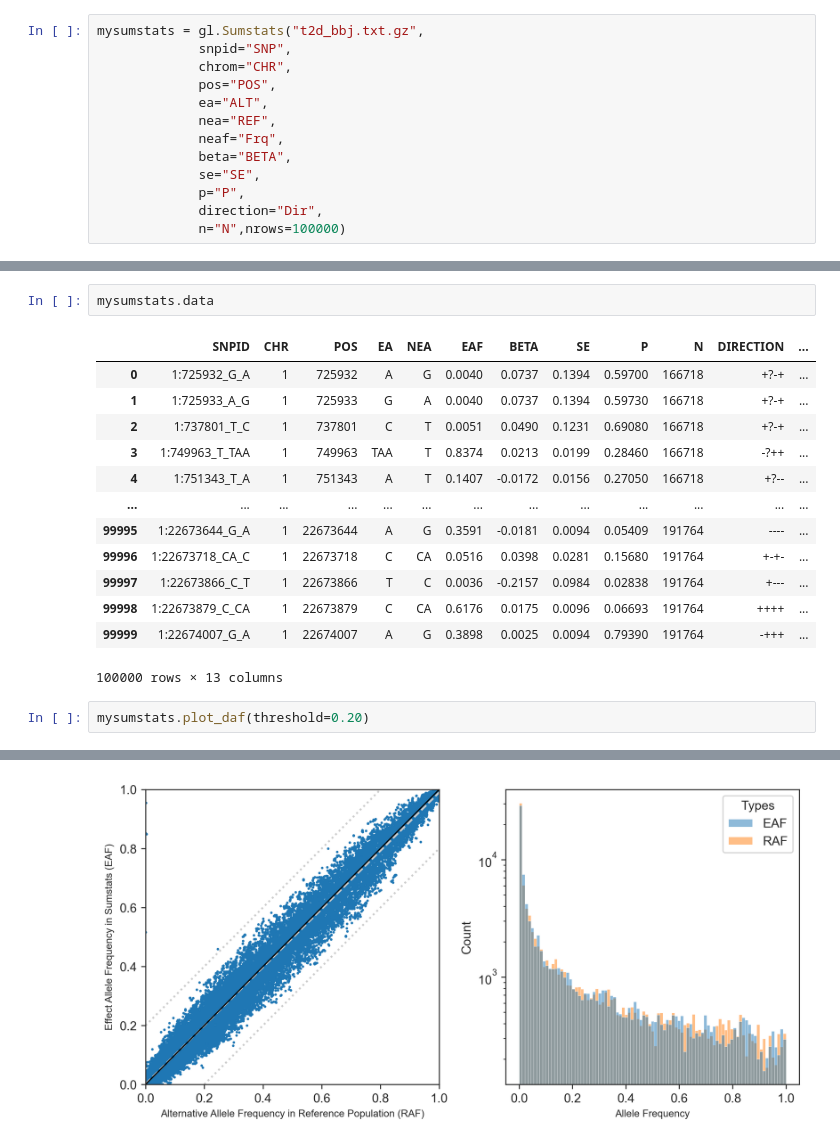
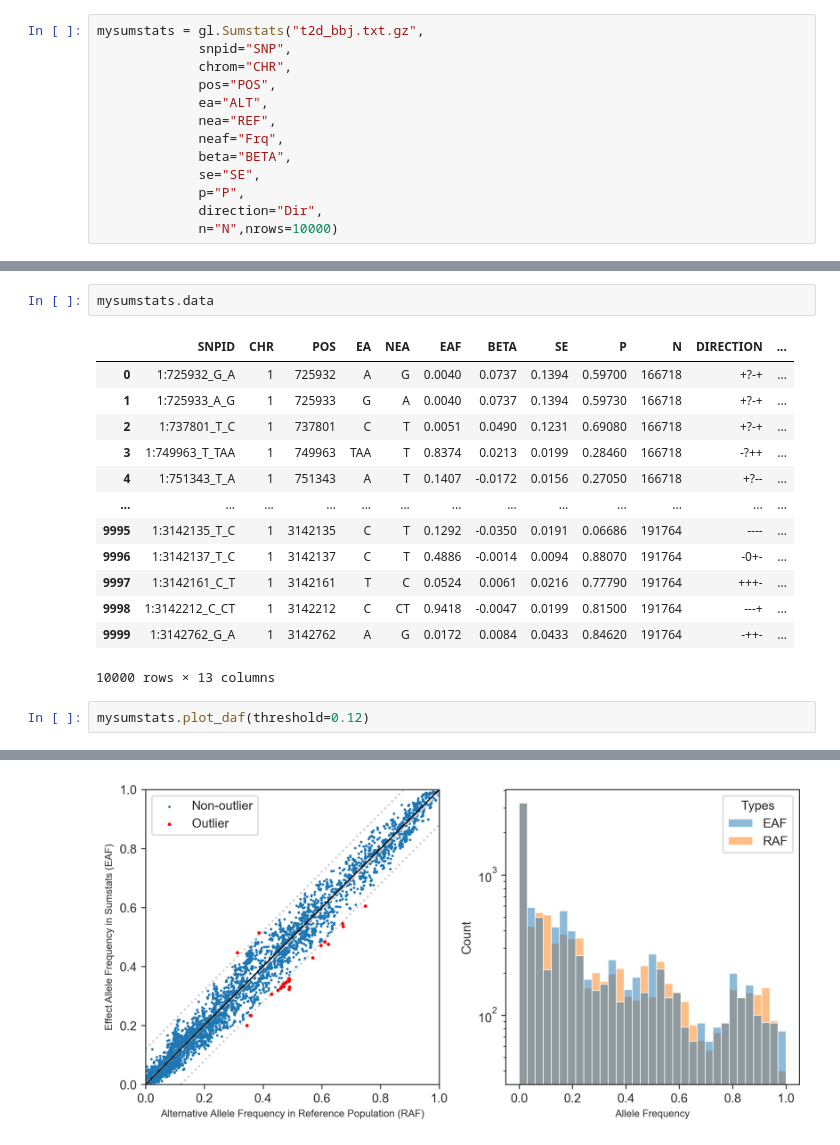
Before and after one commit to Cloufield/gwaslab, a Jupyter notebook: examples/visualization_allele_frequency.ipynb, the cells around one changed output, grey strips where cells are left out. Cells and saved outputs as stored; diff of their text form.

```diff
--- a/examples/visualization_allele_frequency.ipynb
+++ b/examples/visualization_allele_frequency.ipynb
@@ -14,5 +14,5 @@ mysumstats = gl.Sumstats("t2d_bbj.txt.gz",
              se="SE",
              p="P",
              direction="Dir",
-             n="N",nrows=100000)
+             n="N",nrows=10000)
 # %% [output]
@@ -64,12 +94,12 @@ mysumstats.data
 | 3 | 1:749963_T_TAA | 1 | 749963 | TAA | T | 0.8374 | 0.0213 | 0.0199 | 0.28460 | 166718 | -?++ | ... |
 | 4 | 1:751343_T_A | 1 | 751343 | A | T | 0.1407 | -0.0172 | 0.0156 | 0.27050 | 166718 | +?-- | ... |
 | ... | ... | ... | ... | ... | ... | ... | ... | ... | ... | ... | ... | ... |
-| 99995 | 1:22673644_G_A | 1 | 22673644 | A | G | 0.3591 | -0.0181 | 0.0094 | 0.05409 | 191764 | ---- | ... |
-| 99996 | 1:22673718_CA_C | 1 | 22673718 | C | CA | 0.0516 | 0.0398 | 0.0281 | 0.15680 | 191764 | +-+- | ... |
-| 99997 | 1:22673866_C_T | 1 | 22673866 | T | C | 0.0036 | -0.2157 | 0.0984 | 0.02838 | 191764 | +--- | ... |
-| 99998 | 1:22673879_C_CA | 1 | 22673879 | C | CA | 0.6176 | 0.0175 | 0.0096 | 0.06693 | 191764 | ++++ | ... |
-| 99999 | 1:22674007_G_A | 1 | 22674007 | A | G | 0.3898 | 0.0025 | 0.0094 | 0.79390 | 191764 | -+++ | ... |
+| 9995 | 1:3142135_T_C | 1 | 3142135 | C | T | 0.1292 | -0.0350 | 0.0191 | 0.06686 | 191764 | ---- | ... |
+| 9996 | 1:3142137_T_C | 1 | 3142137 | C | T | 0.4886 | -0.0014 | 0.0094 | 0.88070 | 191764 | -0+- | ... |
+| 9997 | 1:3142161_C_T | 1 | 3142161 | T | C | 0.0524 | 0.0061 | 0.0216 | 0.77790 | 191764 | +++- | ... |
+| 9998 | 1:3142212_C_CT | 1 | 3142212 | C | CT | 0.9418 | -0.0047 | 0.0199 | 0.81500 | 191764 | ---+ | ... |
+| 9999 | 1:3142762_G_A | 1 | 3142762 | A | G | 0.0172 | 0.0084 | 0.0433 | 0.84620 | 191764 | -++- | ... |
-100000 rows × 13 columns
+10000 rows × 13 columns
 # %%
-mysumstats.plot_daf(threshold=0.20)
+mysumstats.plot_daf(threshold=0.12)
 # %% [output]
@@ -85 +115 @@ Mon Jun 12 17:46:12 2023  -Percentage for variants with relatively large DAF :
-[figure, old version]
+[figure, new version]
```
Also changed, not shown: parts of 7 cells of this notebook.
